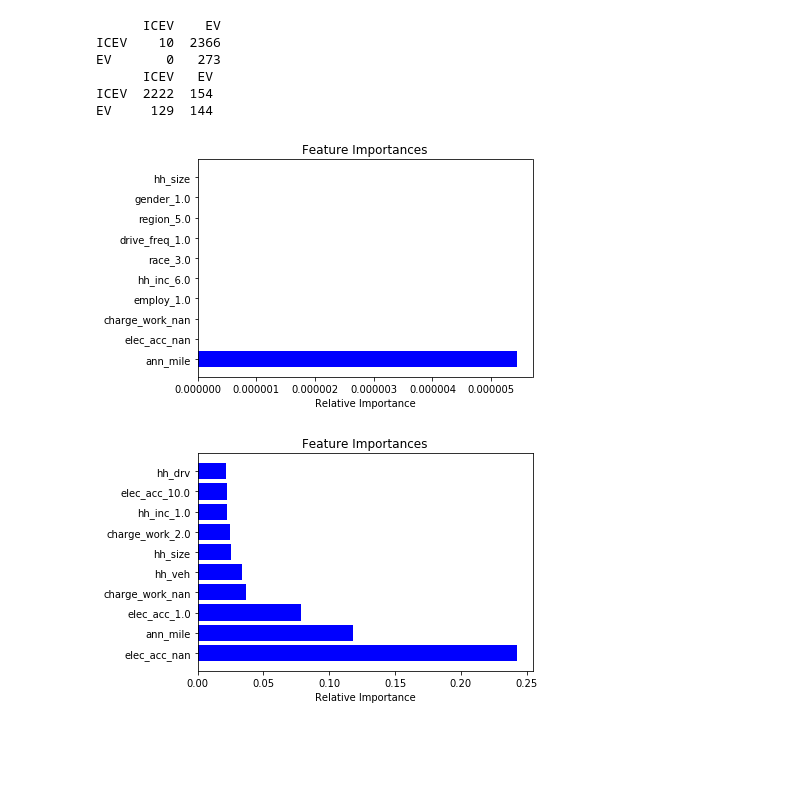
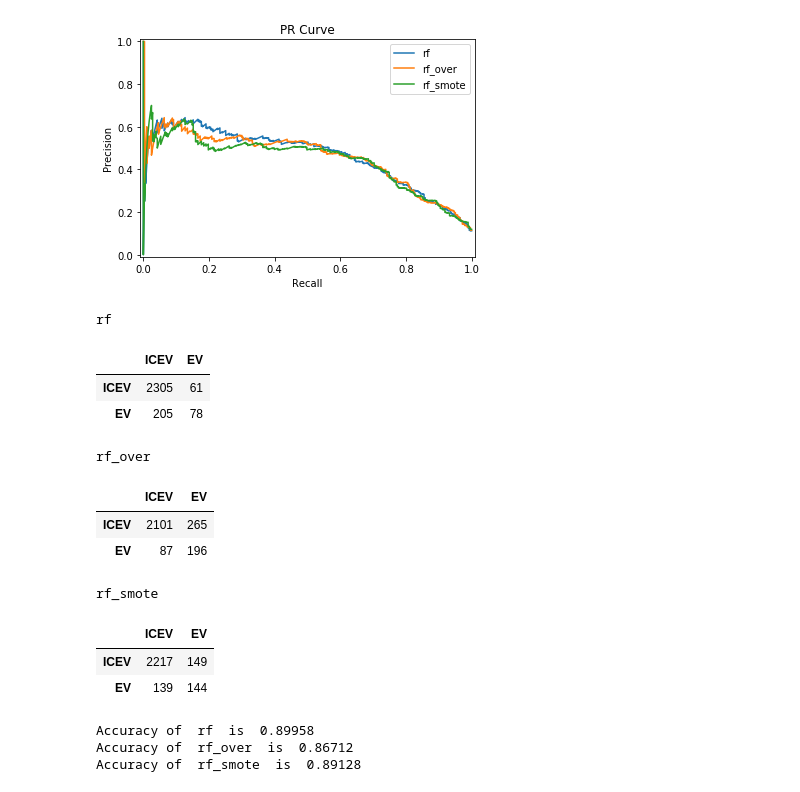
Before and after one commit to KoralleB/CA_Vehicle, a Jupyter notebook: notebook/ModelPlots.ipynb, the cells around one changed output. Drawn from its saved outputs; the diff is of its cells as text; code cells hidden in the pictures; blank space fills up the shorter version.

```diff
--- a/notebook/ModelPlots.ipynb
+++ b/notebook/ModelPlots.ipynb
@@ -91,16 +102,46 @@ pr_plot(label_pr,recall,precision)
-# %%
-print(conf_mat(np.load('../output_files/cm_log.npy')))
-print(conf_mat(np.load('../output_files/cm_rf.npy')))
-# %% [output]
-      ICEV    EV
-ICEV    10  2366
-EV       0   273
-      ICEV   EV
-ICEV  2222  154
-EV     129  144
-# %%
-var_imp(np.load('../output_files/importances_log.npy'),10)
-var_imp(np.load('../output_files/importances_rf.npy'),10)
-# %% [output]
-[figure, removed]
-[figure, removed]
+# %%
+precision_rf, recall_rf = np.load('../output_files/precision_rf.npy'),np.load('../output_files/recall_rf.npy')
+precision_rf_over, recall_rf_over = np.load('../output_files/precision_rf_over.npy'),np.load('../output_files/recall_rf_over.npy')
+precision_rf_smote, recall_rf_smote = np.load('../output_files/precision_rf_smote.npy'),np.load('../output_files/recall_rf_smote.npy')
+
+label = ['rf','rf_over','rf_smote']
+recall = [recall_rf,recall_rf_over,recall_rf_smote]
+precision = [precision_rf,precision_rf_over,precision_rf_smote]
+pr_plot(label,recall,precision)
+# %% [output]
+[figure, added]
+# %%
+# confusion matrix
+cm_rf = np.load('../output_files/cm_rf.npy')
+cm_rf_over = np.load('../output_files/cm_rf_over.npy')
+cm_rf_smote = np.load('../output_files/cm_rf_smote.npy')
+
+label = ['rf','rf_over','rf_smote']
+cm = [cm_rf, cm_rf_over, cm_rf_smote]
+conf_mat(label, cm)
+# %% [output]
+rf
+|  | ICEV | EV |
+| ICEV | 2305 | 61 |
+| EV | 205 | 78 |
+rf_over
+|  | ICEV | EV |
+| ICEV | 2101 | 265 |
+| EV | 87 | 196 |
+rf_smote
+|  | ICEV | EV |
+| ICEV | 2217 | 149 |
+| EV | 139 | 144 |
+# %%
+# Accuracy
+acc_rf = np.load('../output_files/acc_rf.npy')
+acc_rf_over = np.load('../output_files/acc_rf_over.npy')
+acc_rf_smote = np.load('../output_files/acc_rf_smote.npy')
+
+label = ['rf','rf_over','rf_smote']
+acc = [acc_rf, acc_rf_over, acc_rf_smote]
+acc_print(label,acc)
+# %% [output]
+Accuracy of  rf  is  0.89958
+Accuracy of  rf_over  is  0.86712
+Accuracy of  rf_smote  is  0.89128
```
Also changed, not shown: parts of 27 cells of this notebook, 1 other file.
